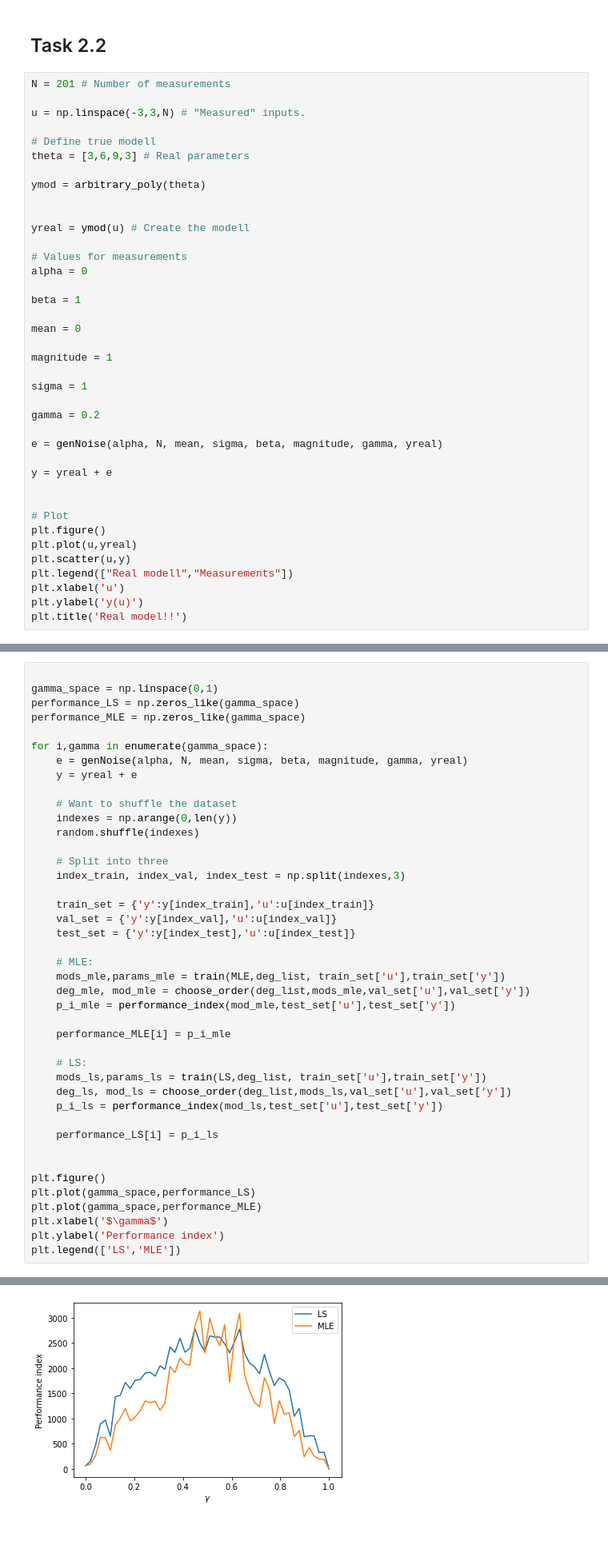
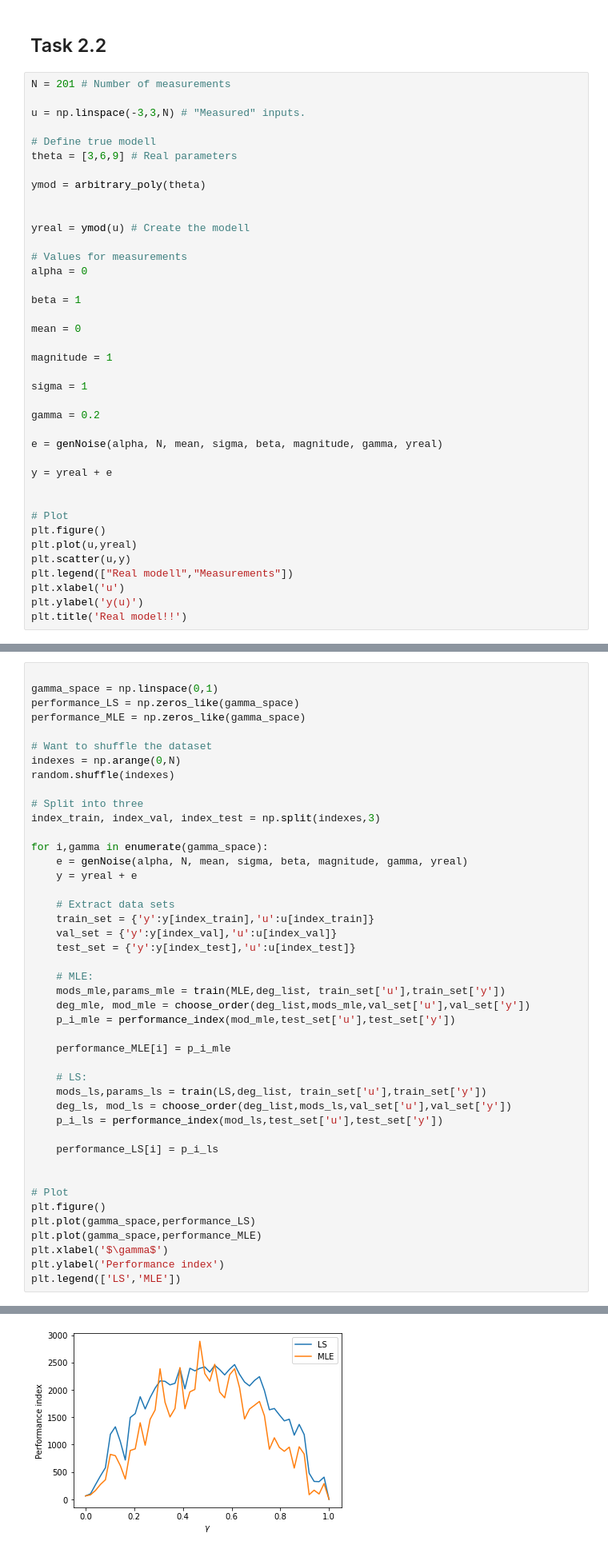
Before and after one commit to petteska/TTK4260-Imuda, a Jupyter notebook: Assignments/Multivariat Assignment 2.ipynb, the cells around one changed output, grey strips where cells are left out. Shown: that part at 80% size. Saved outputs shown, nothing was run; the diff lists cells and outputs as text; blank space fills up the shorter version.

```diff
--- a/Assignments/Multivariat Assignment 2.ipynb
+++ b/Assignments/Multivariat Assignment 2.ipynb
@@ -50,7 +51,7 @@ N = 201 # Number of measurements
 u = np.linspace(-3,3,N) # "Measured" inputs.
 
 # Define true modell
-theta = [3,6,9,3] # Real parameters
+theta = [3,6,9] # Real parameters
 
 ymod = arbitrary_poly(theta)
 
@@ -321,45 +343,47 @@ gamma_space = np.linspace(0,1)
 performance_LS = np.zeros_like(gamma_space)
 performance_MLE = np.zeros_like(gamma_space)
 
+# Want to shuffle the dataset
+indexes = np.arange(0,N)
+random.shuffle(indexes)
+
+# Split into three
+index_train, index_val, index_test = np.split(indexes,3)
+
 for i,gamma in enumerate(gamma_space):
     e = genNoise(alpha, N, mean, sigma, beta, magnitude, gamma, yreal)
     y = yreal + e
 
-    # Want to shuffle the dataset
-    indexes = np.arange(0,len(y))
-    random.shuffle(indexes)
-
-    # Split into three
-    index_train, index_val, index_test = np.split(indexes,3)
-
+    # Extract data sets
     train_set = {'y':y[index_train],'u':u[index_train]}
     val_set = {'y':y[index_val],'u':u[index_val]}
     test_set = {'y':y[index_test],'u':u[index_test]}
 
     # MLE:
     mods_mle,params_mle = train(MLE,deg_list, train_set['u'],train_set['y'])
     deg_mle, mod_mle = choose_order(deg_list,mods_mle,val_set['u'],val_set['y'])
     p_i_mle = performance_index(mod_mle,test_set['u'],test_set['y'])
 
     performance_MLE[i] = p_i_mle
 
     # LS:
     mods_ls,params_ls = train(LS,deg_list, train_set['u'],train_set['y'])
     deg_ls, mod_ls = choose_order(deg_list,mods_ls,val_set['u'],val_set['y'])
     p_i_ls = performance_index(mod_ls,test_set['u'],test_set['y'])
 
     performance_LS[i] = p_i_ls
 
 
+# Plot
 plt.figure()
 plt.plot(gamma_space,performance_LS)
 plt.plot(gamma_space,performance_MLE)
 plt.xlabel('$\gamma$')
 plt.ylabel('Performance index')
 plt.legend(['LS','MLE'])
 # %% [output]
 <matplotlib.legend.Legend at 0x...>
-[figure, old version]
+[figure, new version]
 # %% [markdown]
 We observe that both of the models have low values for $\gamma << 0.5$ and $\gamma>> 0.5$. However, we know that the output is much more like the true model for low gamma. That is, in comparrison with the output signal, the model performs better for high and low $\gamma$. In comparrison to the true model, they both perform better for low $\gamma$.
 
```
Also changed, not shown: parts of 10 cells of this notebook, 1 other file.
